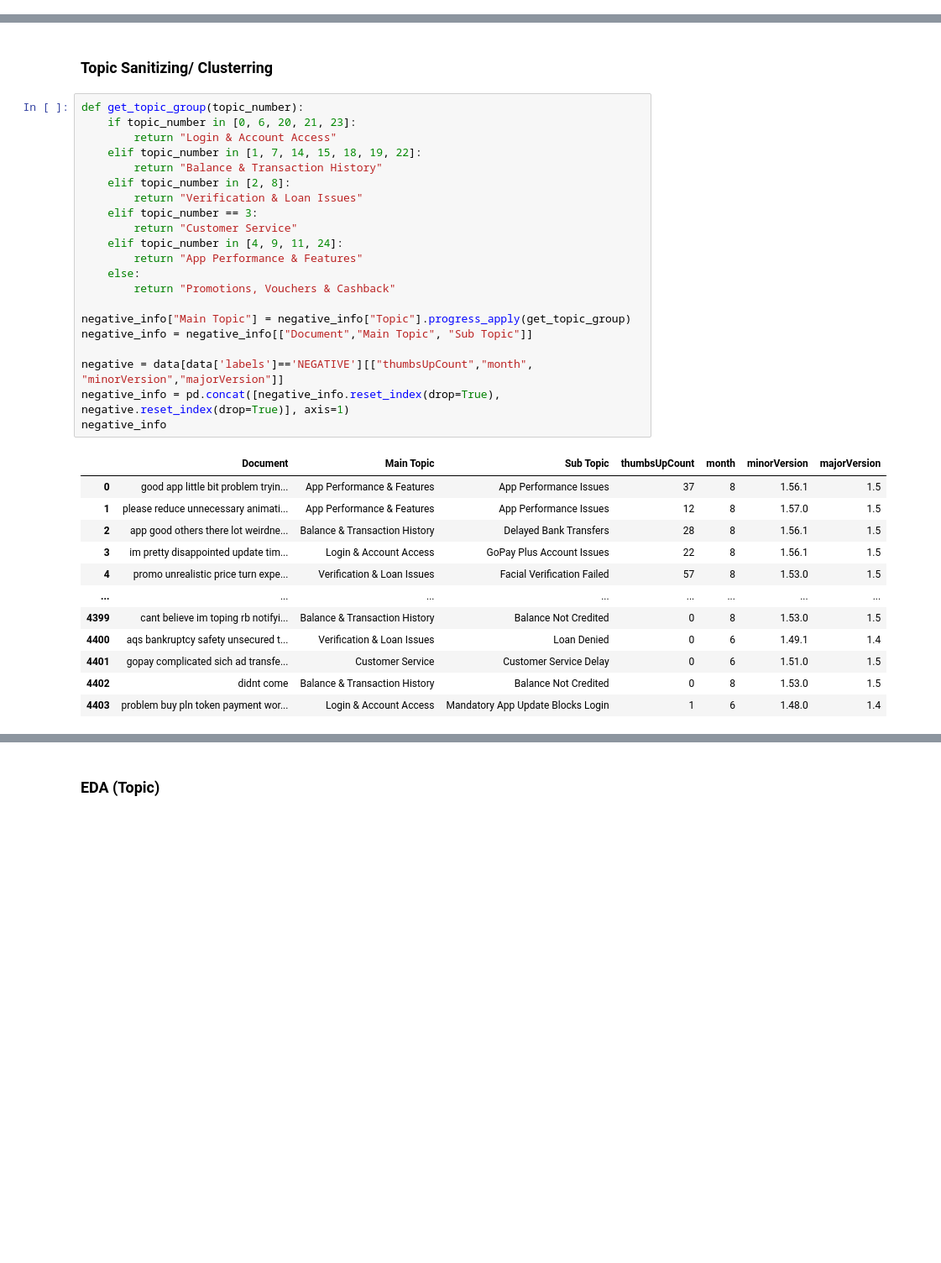
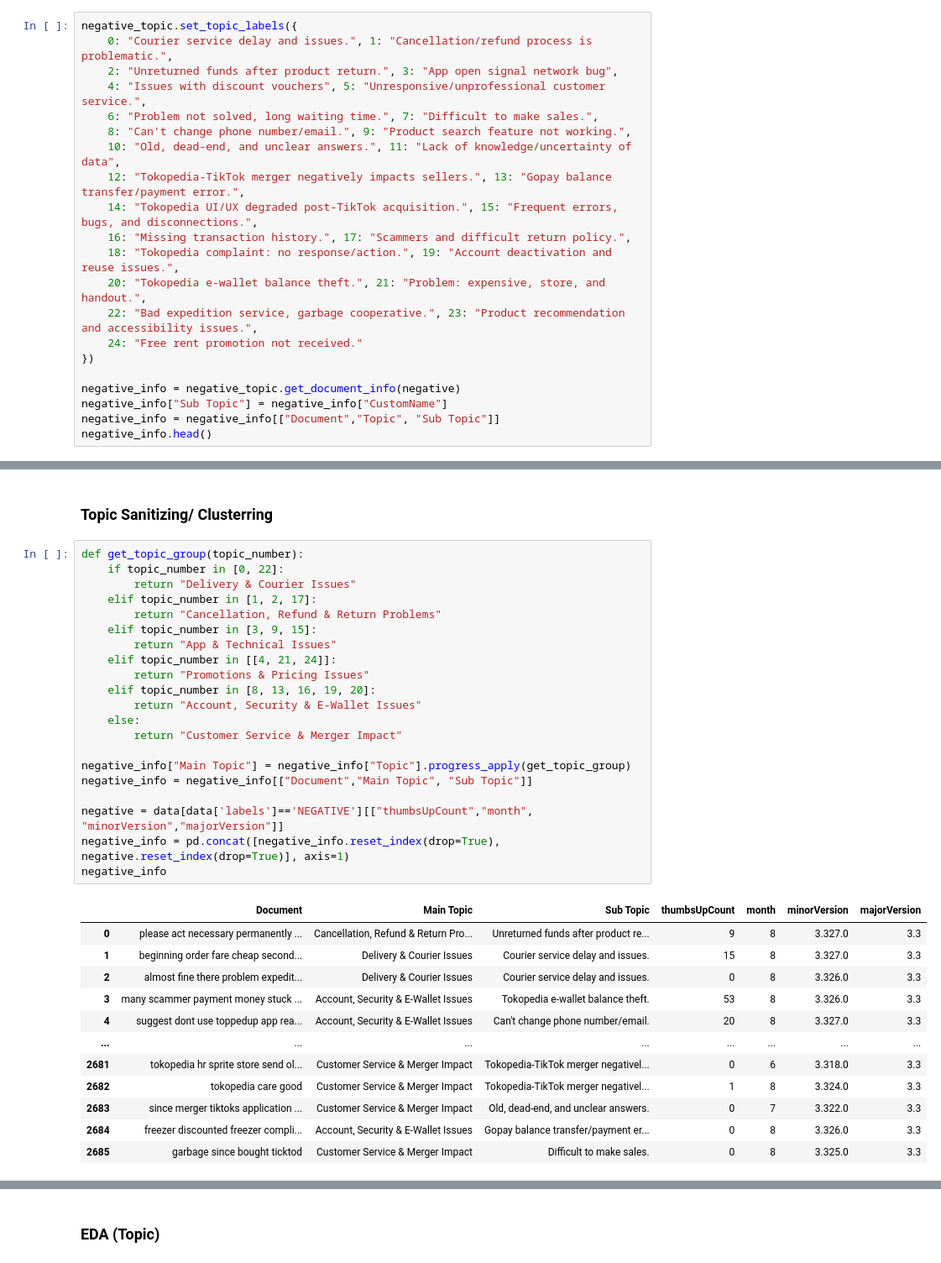
Before and after one commit to WayanArdike/gopay, a Jupyter notebook: study-case-tokopedia.ipynb, the cells around one changed output, grey strips where cells are left out. Shown at 84% size. Drawn from its saved outputs; the diff is of its cells as text; blank space fills up the shorter version.

```diff
--- a/study-case-tokopedia.ipynb
+++ b/study-case-tokopedia.ipynb
@@ -633,0 +615,21 @@ negative_info.head()
+# %%
+negative_topic.set_topic_labels({
+    0: "Courier service delay and issues.", 1: "Cancellation/refund process is problematic.",
+    2: "Unreturned funds after product return.", 3: "App open signal network bug",
+    4: "Issues with discount vouchers", 5: "Unresponsive/unprofessional customer service.",
+    6: "Problem not solved, long waiting time.", 7: "Difficult to make sales.",
+    8: "Can't change phone number/email.", 9: "Product search feature not working.",
+    10: "Old, dead-end, and unclear answers.", 11: "Lack of knowledge/uncertainty of data",
+    12: "Tokopedia-TikTok merger negatively impacts sellers.", 13: "Gopay balance transfer/payment error.",
+    14: "Tokopedia UI/UX degraded post-TikTok acquisition.", 15: "Frequent errors, bugs, and disconnections.",
+    16: "Missing transaction history.", 17: "Scammers and difficult return policy.",
+    18: "Tokopedia complaint: no response/action.", 19: "Account deactivation and reuse issues.",
+    20: "Tokopedia e-wallet balance theft.", 21: "Problem: expensive, store, and handout.",
+    22: "Bad expedition service, garbage cooperative.", 23: "Product recommendation and accessibility issues.",
+    24: "Free rent promotion not received."
+})
+
+negative_info = negative_topic.get_document_info(negative)
+negative_info["Sub Topic"] = negative_info["CustomName"]
+negative_info = negative_info[["Document","Topic", "Sub Topic"]]
+negative_info.head()
@@ -635,35 +644,35 @@ negative_info.head()
 ### Topic Sanitizing/ Clusterring
 # %%
 def get_topic_group(topic_number):
-    if topic_number in [0, 6, 20, 21, 23]:
-        return "Login & Account Access"
-    elif topic_number in [1, 7, 14, 15, 18, 19, 22]:
-        return "Balance & Transaction History"
-    elif topic_number in [2, 8]:
-        return "Verification & Loan Issues"
-    elif topic_number == 3:
-        return "Customer Service"
-    elif topic_number in [4, 9, 11, 24]:
-        return "App Performance & Features"
+    if topic_number in [0, 22]:
+        return "Delivery & Courier Issues"
+    elif topic_number in [1, 2, 17]:
+        return "Cancellation, Refund & Return Problems"
+    elif topic_number in [3, 9, 15]:
+        return "App & Technical Issues"
+    elif topic_number in [[4, 21, 24]]:
+        return "Promotions & Pricing Issues"
+    elif topic_number in [8, 13, 16, 19, 20]:
+        return "Account, Security & E-Wallet Issues"
     else:
-        return "Promotions, Vouchers & Cashback"
+        return "Customer Service & Merger Impact"
 
 negative_info["Main Topic"] = negative_info["Topic"].progress_apply(get_topic_group)
 negative_info = negative_info[["Document","Main Topic", "Sub Topic"]]
 
 negative = data[data['labels']=='NEGATIVE'][["thumbsUpCount","month", "minorVersion","majorVersion"]]
 negative_info = pd.concat([negative_info.reset_index(drop=True), negative.reset_index(drop=True)], axis=1)
 negative_info
 # %% [output]
 |  | Document | Main Topic | Sub Topic | thumbsUpCount | month | minorVersion | majorVersion |
-| 0 | good app little bit problem tryin... | App Performance & Features | App Performance Issues | 37 | 8 | 1.56.1 | 1.5 |
-| 1 | please reduce unnecessary animati... | App Performance & Features | App Performance Issues | 12 | 8 | 1.57.0 | 1.5 |
-| 2 | app good others there lot weirdne... | Balance & Transaction History | Delayed Bank Transfers | 28 | 8 | 1.56.1 | 1.5 |
-| 3 | im pretty disappointed update tim... | Login & Account Access | GoPay Plus Account Issues | 22 | 8 | 1.56.1 | 1.5 |
-| 4 | promo unrealistic price turn expe... | Verification & Loan Issues | Facial Verification Failed | 57 | 8 | 1.53.0 | 1.5 |
+| 0 | please act necessary permanently ... | Cancellation, Refund & Return Pro... | Unreturned funds after product re... | 9 | 8 | 3.327.0 | 3.3 |
+| 1 | beginning order fare cheap second... | Delivery & Courier Issues | Courier service delay and issues. | 15 | 8 | 3.327.0 | 3.3 |
+| 2 | almost fine there problem expedit... | Delivery & Courier Issues | Courier service delay and issues. | 0 | 8 | 3.326.0 | 3.3 |
+| 3 | many scammer payment money stuck ... | Account, Security & E-Wallet Issues | Tokopedia e-wallet balance theft. | 53 | 8 | 3.326.0 | 3.3 |
+| 4 | suggest dont use toppedup app rea... | Account, Security & E-Wallet Issues | Can't change phone number/email. | 20 | 8 | 3.327.0 | 3.3 |
 | ... | ... | ... | ... | ... | ... | ... | ... |
-| 4399 | cant believe im toping rb notifyi... | Balance & Transaction History | Balance Not Credited | 0 | 8 | 1.53.0 | 1.5 |
-| 4400 | aqs bankruptcy safety unsecured t... | Verification & Loan Issues | Loan Denied | 0 | 6 | 1.49.1 | 1.4 |
-| 4401 | gopay complicated sich ad transfe... | Customer Service | Customer Service Delay | 0 | 6 | 1.51.0 | 1.5 |
-| 4402 | didnt come | Balance & Transaction History | Balance Not Credited | 0 | 8 | 1.53.0 | 1.5 |
-| 4403 | problem buy pln token payment wor... | Login & Account Access | Mandatory App Update Blocks Login | 1 | 6 | 1.48.0 | 1.4 |
+| 2681 | tokopedia hr sprite store send ol... | Customer Service & Merger Impact | Tokopedia-TikTok merger negativel... | 0 | 6 | 3.318.0 | 3.3 |
+| 2682 | tokopedia care good | Customer Service & Merger Impact | Tokopedia-TikTok merger negativel... | 1 | 8 | 3.324.0 | 3.3 |
+| 2683 | since merger tiktoks application ... | Customer Service & Merger Impact | Old, dead-end, and unclear answers. | 0 | 7 | 3.322.0 | 3.3 |
+| 2684 | freezer discounted freezer compli... | Account, Security & E-Wallet Issues | Gopay balance transfer/payment er... | 0 | 8 | 3.326.0 | 3.3 |
+| 2685 | garbage since bought ticktod | Customer Service & Merger Impact | Difficult to make sales. | 0 | 8 | 3.325.0 | 3.3 |
```
Also changed, not shown: parts of 34 cells of this notebook.
